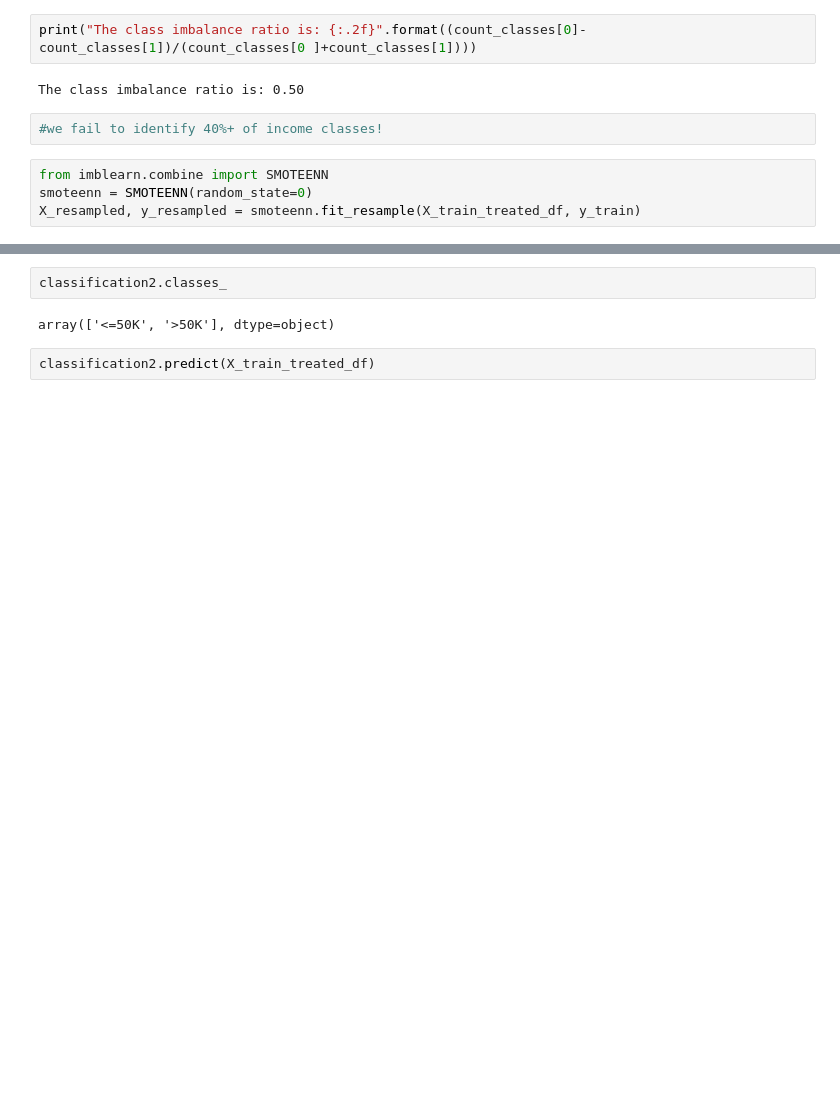
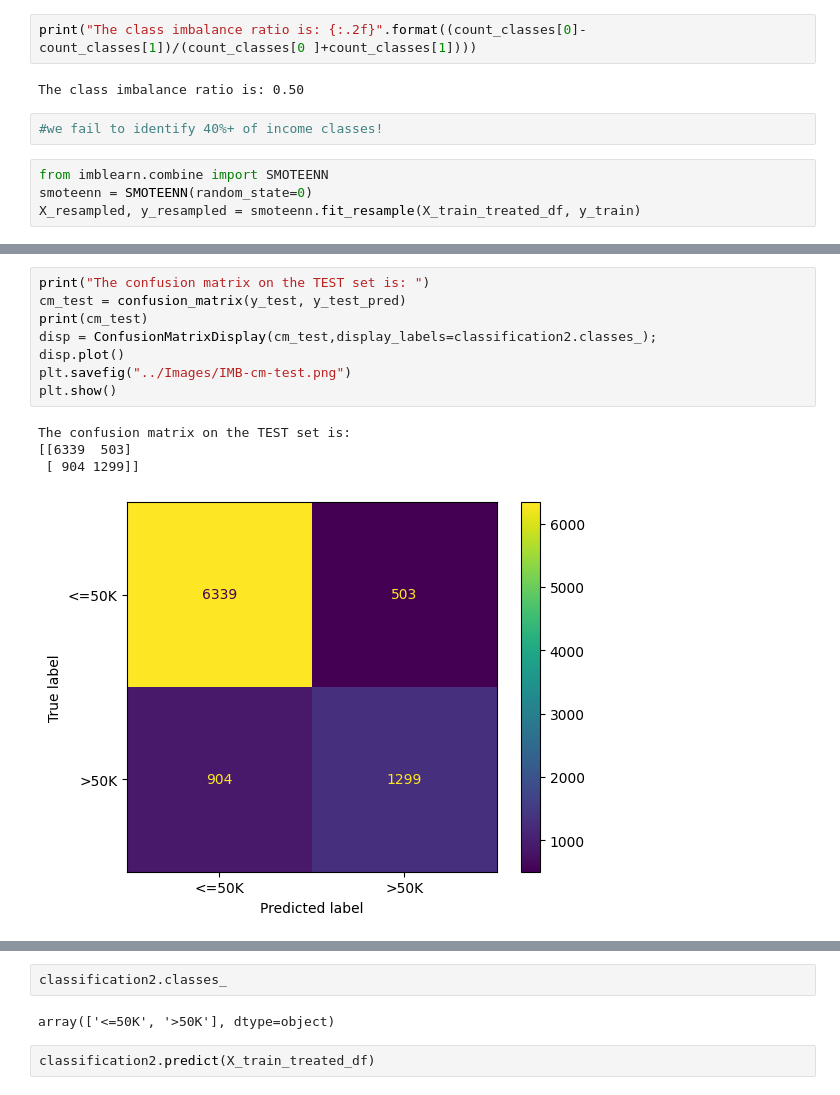
Before and after one commit to JomanaBakhiet/Mid-camp-project, a Jupyter notebook: notebooks/Logistic-Regression.ipynb, the cells around one changed output, grey strips where cells are left out. Cells and saved outputs as stored; diff of their text form; blank space fills up the shorter version.

```diff
--- a/notebooks/Logistic-Regression.ipynb
+++ b/notebooks/Logistic-Regression.ipynb
@@ -431,3 +424,16 @@ The confusion matrix on the TRAIN set is:
+# %%
+print("The confusion matrix on the TEST set is: ")
+cm_test = confusion_matrix(y_test, y_test_pred)
+print(cm_test)
+disp = ConfusionMatrixDisplay(cm_test,display_labels=classification2.classes_);
+disp.plot()
+plt.savefig("../Images/IMB-cm-test.png")
+plt.show()
+# %% [output]
+The confusion matrix on the TEST set is:
+[[6339  503]
+ [ 904 1299]]
+[figure, added]
 # %%
 X_train_treated_df.head()
 # %% [output]
```
Also changed, not shown: parts of 48 cells of this notebook.
